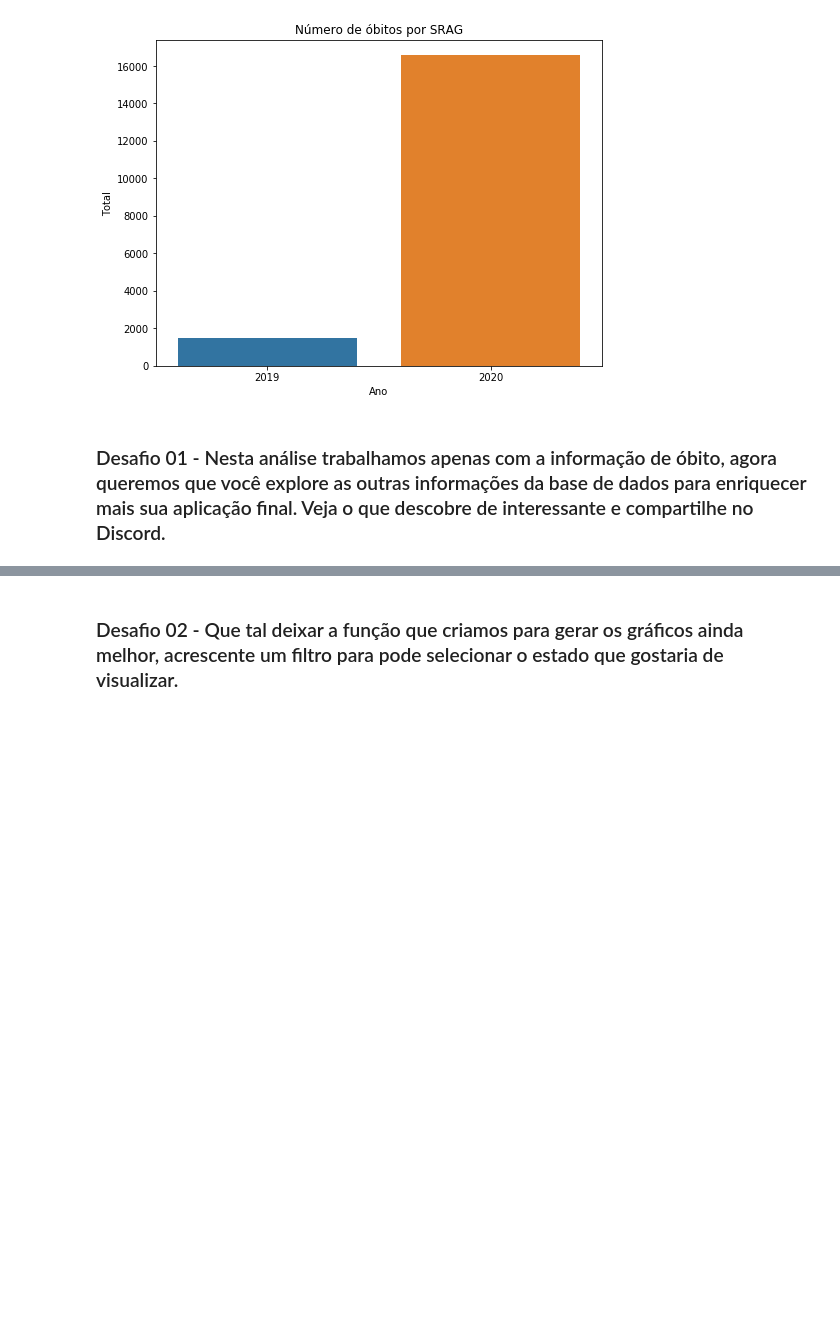
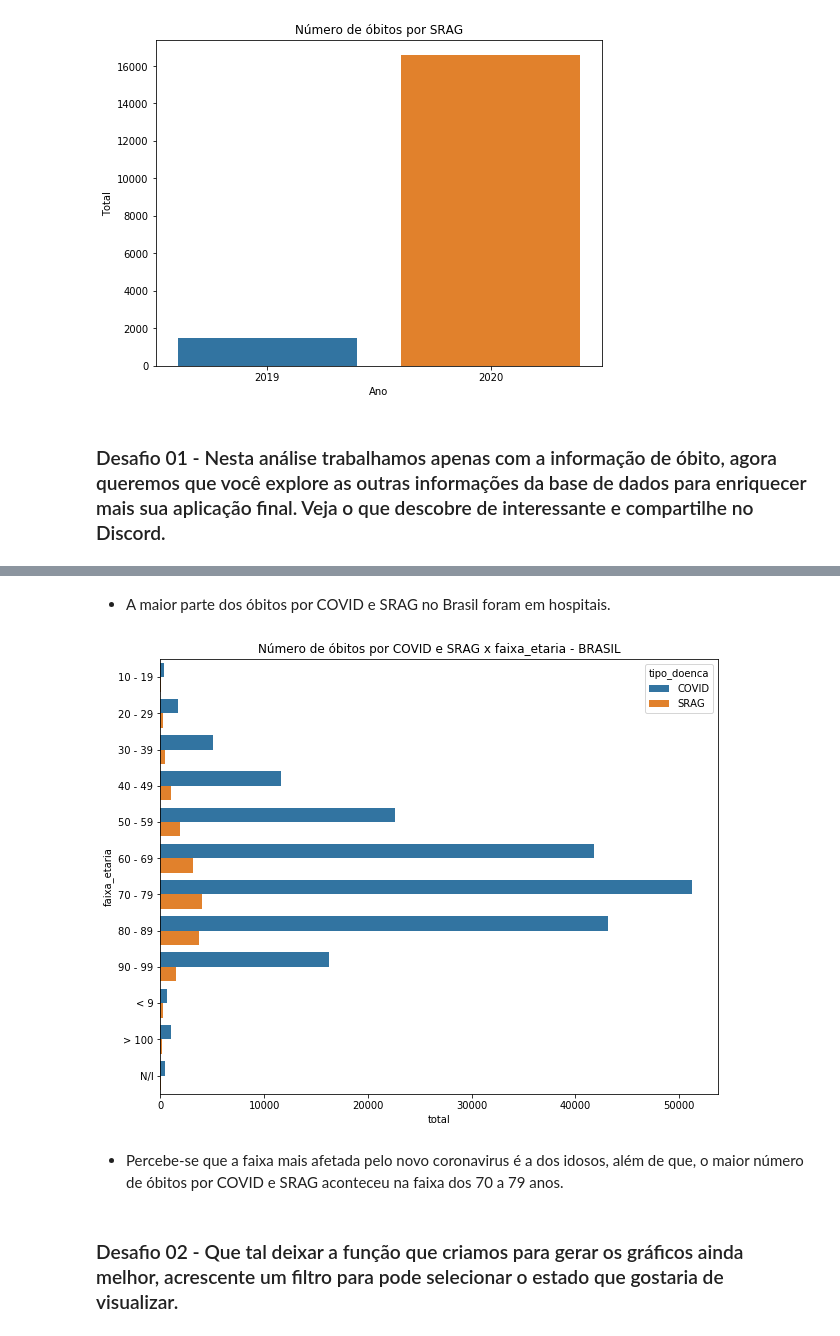
Before and after one commit to Emersonmiady/analise_covid, a Jupyter notebook: notebooks/analise_obitos_covid.ipynb, the cells around one changed output, grey strips where cells are left out. Cells and saved outputs as stored; diff of their text form; code cells hidden in the pictures; blank space fills up the shorter version.

```diff
--- a/notebooks/analise_obitos_covid.ipynb
+++ b/notebooks/analise_obitos_covid.ipynb
@@ -125,3 +155,11 @@ grafico_comparativo('SRAG')
+# %% [markdown]
+- A maior parte dos óbitos por COVID e SRAG no Brasil foram em hospitais.
+# %%
+grafico_covid_srag('faixa_etaria')
+# %% [output]
+[figure, added]
+# %% [markdown]
+- Percebe-se que a faixa mais afetada pelo novo coronavirus é a dos idosos, além de que, o maior número de óbitos por COVID e SRAG aconteceu na faixa dos 70 a 79 anos.
 # %% [markdown]
 ### Desafio 02 - Que tal deixar a função que criamos para gerar os gráficos ainda melhor, acrescente um filtro para pode selecionar o estado que gostaria de visualizar.
 # %%
```
Also changed, not shown: parts of 5 cells of this notebook.
